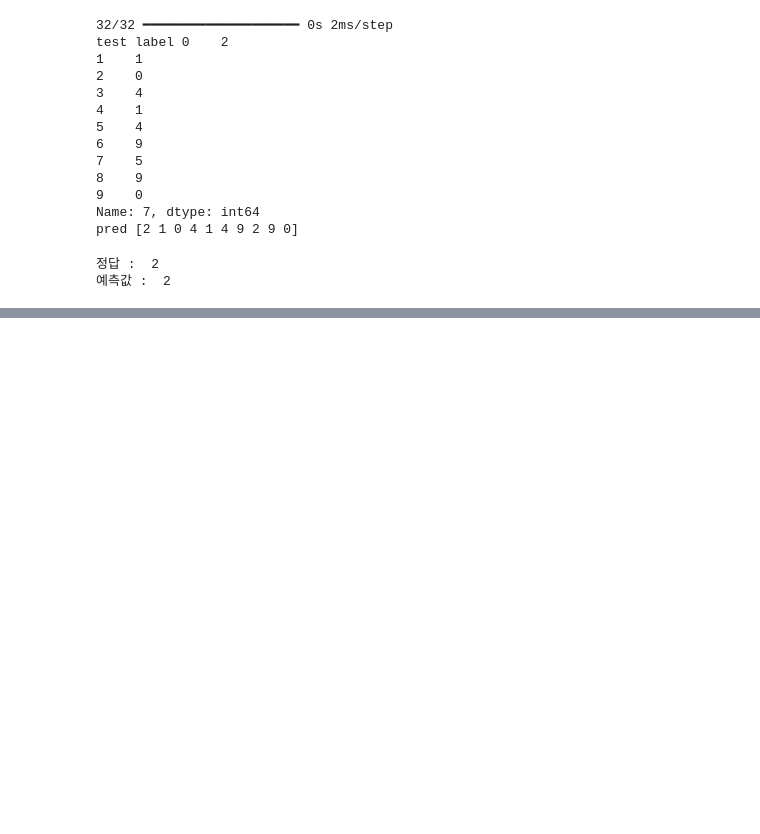
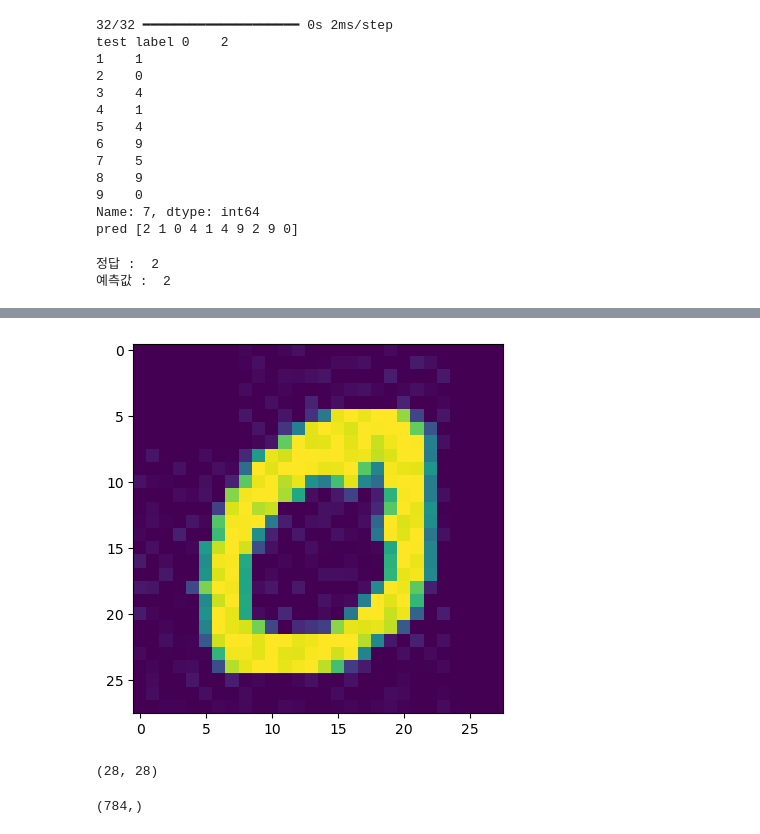
Before and after one commit to Sphen1sc1dae/MachineLearning, a Jupyter notebook: Note_DL/04.손글씨 인식 딥러닝 해보기.ipynb, the cells around one changed output, grey strips where cells are left out. Cells and saved outputs as stored; diff of their text form; code cells hidden in the pictures; blank space fills up the shorter version.

```diff
--- a/Note_DL/04.손글씨 인식 딥러닝 해보기.ipynb
+++ b/Note_DL/04.손글씨 인식 딥러닝 해보기.ipynb
@@ -223,0 +269,19 @@ print("예측값 : ", np.argmax(pred[0]))
+# %%
+import matplotlib.pyplot as plt
+
+plt.imshow(img)
+plt.show()
+# %% [output]
+[figure, added]
+# %%
+# image를 numpy배열로 변경하고 정규화 하기
+imgArray = np.array(img) / 255.0
+imgArray.shape
+# %% [output]
+(28, 28)
+# %%
+# image를 1차원 배열로 변경
+imgArray2 = imgArray.reshape(-1)
+imgArray2.shape
+# %% [output]
+(784,)
```
Also changed, not shown: parts of 25 cells of this notebook, 1 other file.
